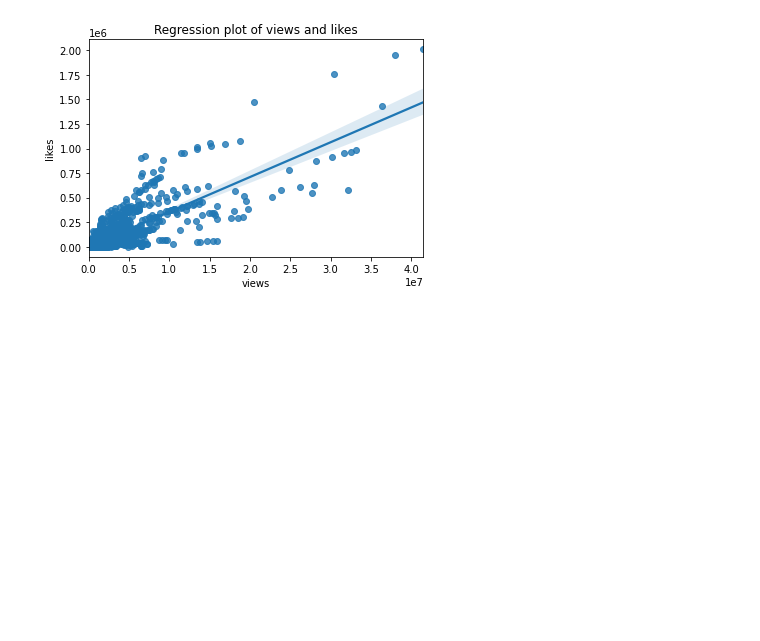
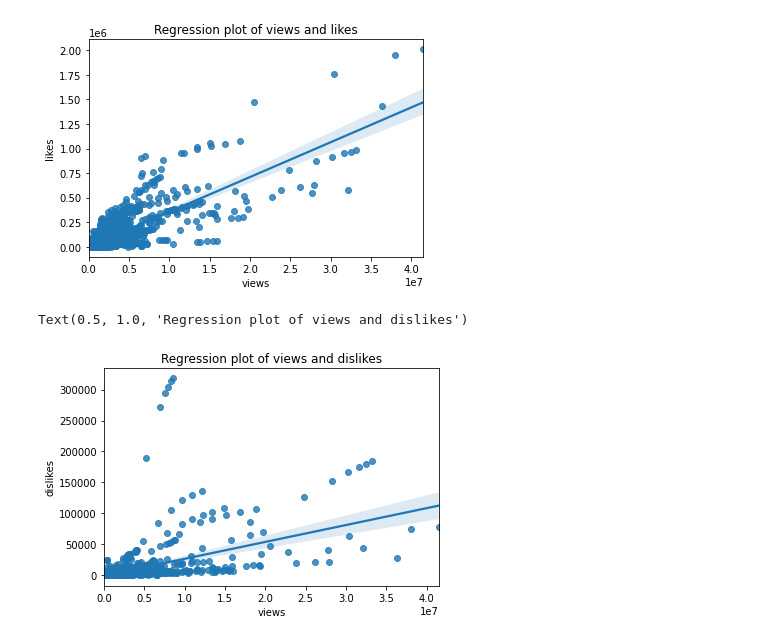
Before and after one commit to Fatima-Usf/Analyzing-Youtube-trending_tags-and-views, a Jupyter notebook: Youtube_trendings_tags_&_views.ipynb, the cells around one changed output. Drawn from its saved outputs; the diff is of its cells as text; code cells hidden in the pictures; blank space fills up the shorter version.

Commit message:
Views and Dislikes

```diff
--- a/Youtube_trendings_tags_&_views.ipynb
+++ b/Youtube_trendings_tags_&_views.ipynb
@@ -63,3 +63,9 @@ plt.title("Regression plot of views and likes")
 # %% [output]
 Text(0.5, 1.0, 'Regression plot of views and likes')
 [figure]
+# %%
+sns.regplot(data=my_videos, x='views', y='dislikes') #Views and dislikes
+plt.title("Regression plot of Views and Dislikes")
+# %% [output]
+Text(0.5, 1.0, 'Regression plot of views and dislikes')
+[figure, added]
```
Also changed, not shown: parts of 1 cell of this notebook.
